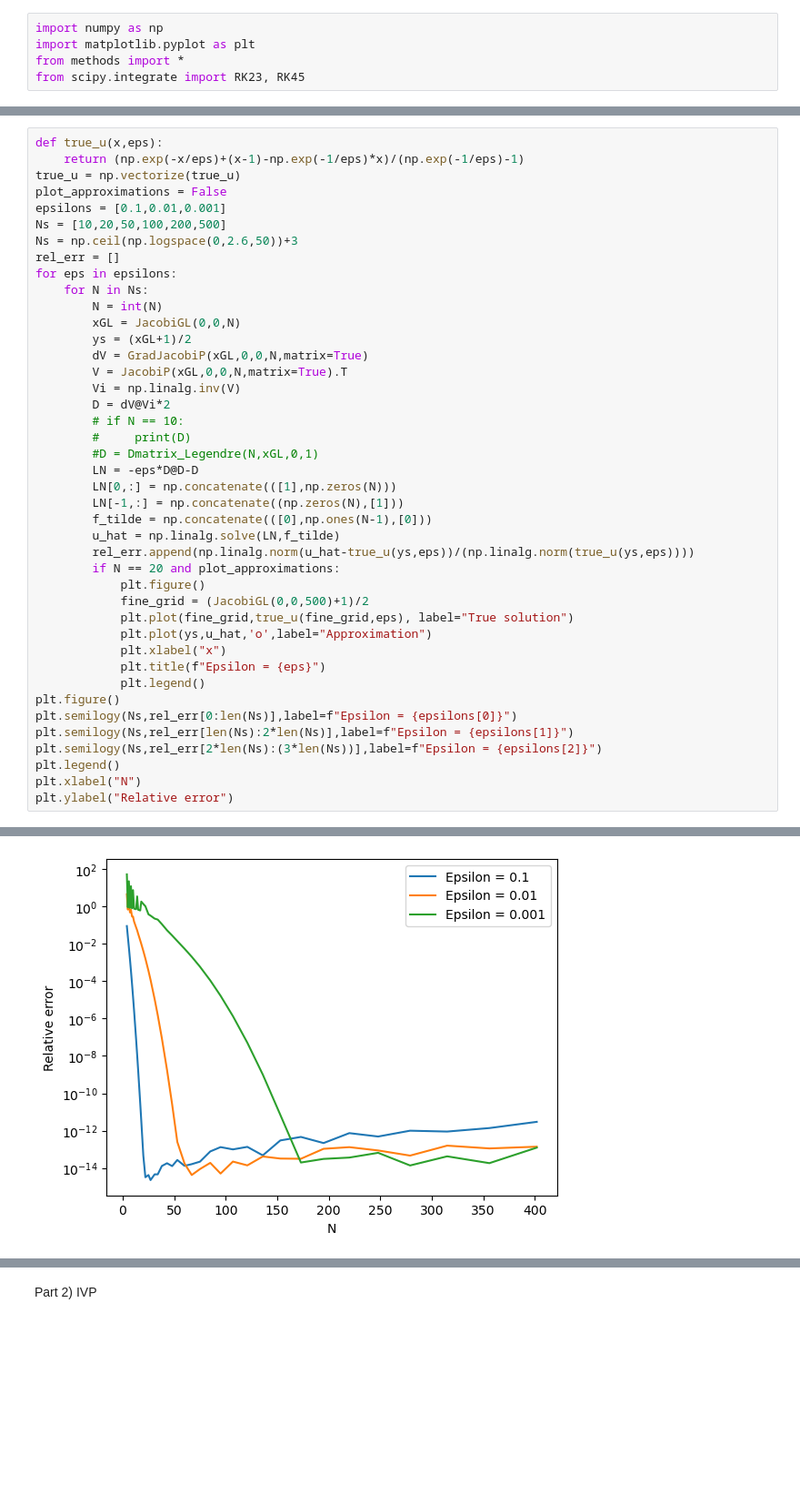
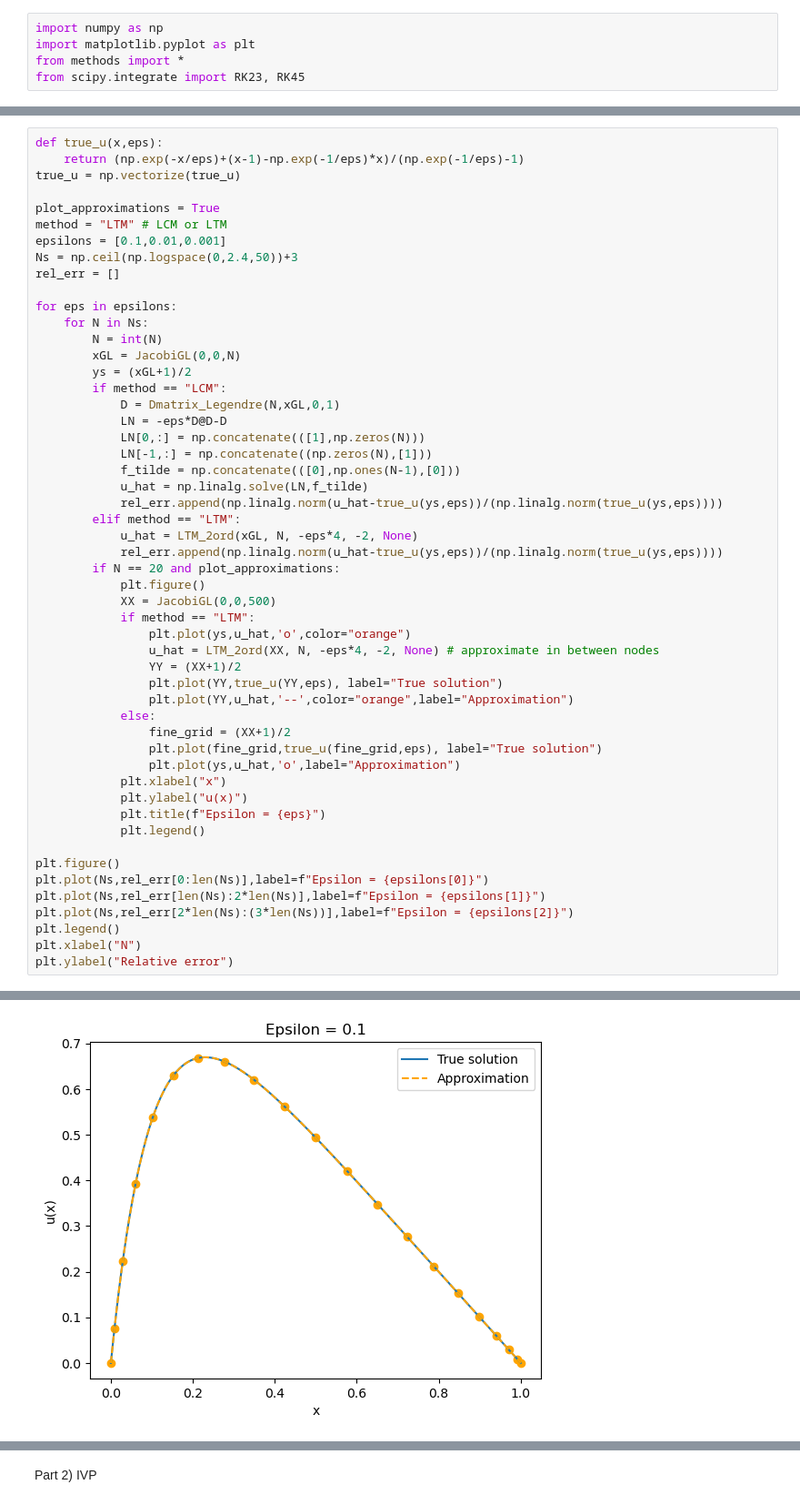
Before and after one commit to deding2000/02689_Assignments, a Jupyter notebook: christian_ass2_p1.ipynb, the cells around one changed output, grey strips where cells are left out. Shown at 91% size. Cells and saved outputs as stored; diff of their text form; blank space fills up the shorter version.

```diff
--- a/christian_ass2_p1.ipynb
+++ b/christian_ass2_p1.ipynb
@@ -8,45 +8,55 @@ a) Legendre Collocation Method
 # %%
 def true_u(x,eps):
     return (np.exp(-x/eps)+(x-1)-np.exp(-1/eps)*x)/(np.exp(-1/eps)-1)
 true_u = np.vectorize(true_u)
-plot_approximations = False
+
+plot_approximations = True
+method = "LTM" # LCM or LTM
 epsilons = [0.1,0.01,0.001]
-Ns = [10,20,50,100,200,500]
-Ns = np.ceil(np.logspace(0,2.6,50))+3
+Ns = np.ceil(np.logspace(0,2.4,50))+3
 rel_err = []
+
 for eps in epsilons:
     for N in Ns:
         N = int(N)
         xGL = JacobiGL(0,0,N)
         ys = (xGL+1)/2
-        dV = GradJacobiP(xGL,0,0,N,matrix=True)
-        V = JacobiP(xGL,0,0,N,matrix=True).T
-        Vi = np.linalg.inv(V)
-        D = dV@Vi*2
-        # if N == 10:
-        #     print(D)
-        #D = Dmatrix_Legendre(N,xGL,0,1)
-        LN = -eps*D@D-D
-        LN[0,:] = np.concatenate(([1],np.zeros(N)))
-        LN[-1,:] = np.concatenate((np.zeros(N),[1]))
-        f_tilde = np.concatenate(([0],np.ones(N-1),[0]))
-        u_hat = np.linalg.solve(LN,f_tilde)
-        rel_err.append(np.linalg.norm(u_hat-true_u(ys,eps))/(np.linalg.norm(true_u(ys,eps))))
+        if method == "LCM":
+            D = Dmatrix_Legendre(N,xGL,0,1)
+            LN = -eps*D@D-D
+            LN[0,:] = np.concatenate(([1],np.zeros(N)))
+            LN[-1,:] = np.concatenate((np.zeros(N),[1]))
+            f_tilde = np.concatenate(([0],np.ones(N-1),[0]))
+            u_hat = np.linalg.solve(LN,f_tilde)
+            rel_err.append(np.linalg.norm(u_hat-true_u(ys,eps))/(np.linalg.norm(true_u(ys,eps))))
+        elif method == "LTM":
+            u_hat = LTM_2ord(xGL, N, -eps*4, -2, None)
+            rel_err.append(np.linalg.norm(u_hat-true_u(ys,eps))/(np.linalg.norm(true_u(ys,eps))))
         if N == 20 and plot_approximations:
             plt.figure()
-            fine_grid = (JacobiGL(0,0,500)+1)/2
-            plt.plot(fine_grid,true_u(fine_grid,eps), label="True solution")
-            plt.plot(ys,u_hat,'o',label="Approximation")
+            XX = JacobiGL(0,0,500)
+            if method == "LTM":
+                plt.plot(ys,u_hat,'o',color="orange")
+                u_hat = LTM_2ord(XX, N, -eps*4, -2, None) # approximate in between nodes
+                YY = (XX+1)/2
+                plt.plot(YY,true_u(YY,eps), label="True solution")
+                plt.plot(YY,u_hat,'--',color="orange",label="Approximation")
+            else:
+                fine_grid = (XX+1)/2
+                plt.plot(fine_grid,true_u(fine_grid,eps), label="True solution")
+                plt.plot(ys,u_hat,'o',label="Approximation")
             plt.xlabel("x")
+            plt.ylabel("u(x)")
             plt.title(f"Epsilon = {eps}")
             plt.legend()
+
 plt.figure()
-plt.semilogy(Ns,rel_err[0:len(Ns)],label=f"Epsilon = {epsilons[0]}")
-plt.semilogy(Ns,rel_err[len(Ns):2*len(Ns)],label=f"Epsilon = {epsilons[1]}")
-plt.semilogy(Ns,rel_err[2*len(Ns):(3*len(Ns))],label=f"Epsilon = {epsilons[2]}")
+plt.plot(Ns,rel_err[0:len(Ns)],label=f"Epsilon = {epsilons[0]}")
+plt.plot(Ns,rel_err[len(Ns):2*len(Ns)],label=f"Epsilon = {epsilons[1]}")
+plt.plot(Ns,rel_err[2*len(Ns):(3*len(Ns))],label=f"Epsilon = {epsilons[2]}")
 plt.legend()
 plt.xlabel("N")
 plt.ylabel("Relative error")
 # %% [output]
 Text(0, 0.5, 'Relative error')
-[figure, old version]
+[figure, new version]
```
Also changed, not shown: parts of 10 cells of this notebook.
